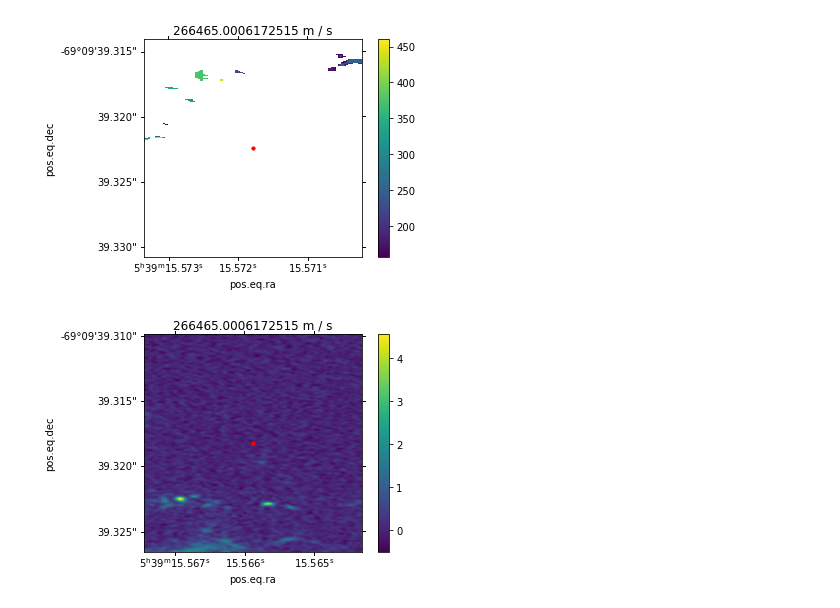
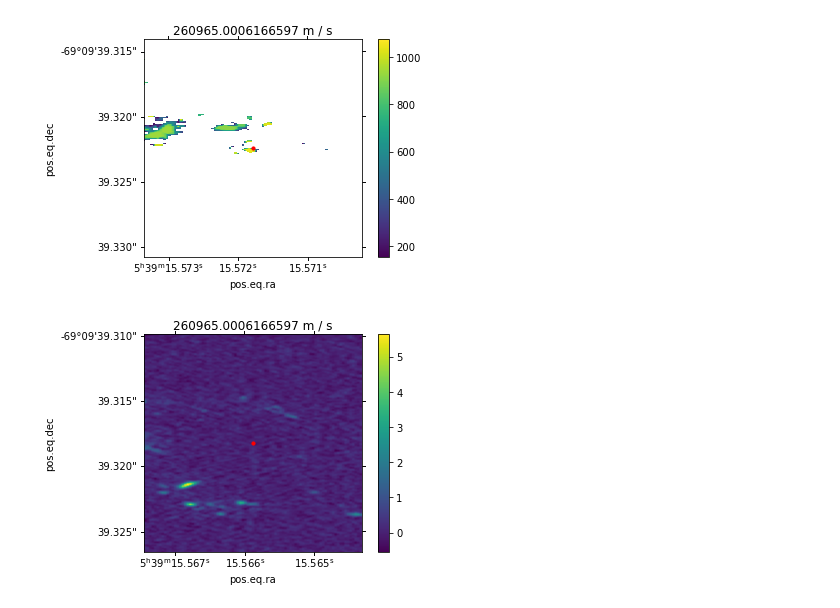
Before and after one commit to tonywong94/dendroplot, a Jupyter notebook: example/postage_stamps.ipynb, the cells around one changed output. Saved outputs shown, nothing was run; the diff lists cells and outputs as text; code cells hidden in the pictures.

```diff
--- a/example/postage_stamps.ipynb
+++ b/example/postage_stamps.ipynb
@@ -10,15 +10,14 @@ DECs = [-69.079003,-69.071474,-69.077081,-69.070499,-69.04761,-69.025504,-69.081
 RA_width = 1.0*u.arcmin
 DEC_width = 1*u.arcmin
 # %%
-#dir_='/Users/alexgreen/Box/ALMALMC/Dendrograms/YSO_scripts/'
-dir_ = '/Users/tonywong/Box/ALMALMC/30 Doradus Cycle 7/analysis/dendro/feather_250/'
-yps(dir_+'30Dor_12_cycle7.asgn.fits.gz',RAs[0], DECs[0],\
-                  RA_width=1.0*u.arcmin, DEC_width=1.0*u.arcmin, slice_=65)
+dir_='/Users/alexgreen/Box/ALMALMC/Dendrograms/YSO_scripts/'
+yso_postage_stamp(dir_+'30Dor_12_cycle7.asgn.fits.gz',RAs[0], DECs[0],\
+                  RA_width=1.0*u.arcmin, DEC_width=1.0*u.arcmin, slice_=87)
 # %% [output]
-[figure, old version]
+[figure, new version]
 # %%
-loc = '/Users/tonywong/Box/ALMALMC/30 Doradus Cycle 7/12+13CO Cubes/products_250/'
-yps(loc+'30Dor_feather_mosaic_12CO_12meter.image.fits.gz',\
-    RAs[3], DECs[3],RA_width=1.0*u.arcmin, DEC_width=1.0*u.arcmin,slice_=65)
+loc = '/Users/alexgreen/Box/ALMALMC/30 Doradus Cycle 7/12+13CO Cubes/products_250/'
+yso_postage_stamp(loc+'30Dor_feather_mosaic_12CO_12meter.image.fits.gz',\
+    RAs[3], DECs[3],RA_width=1.0*u.arcmin, DEC_width=1.0*u.arcmin,slice_=87)
 # %% [output]
-[figure, old version]
+[figure, new version]
```
Also changed, not shown: parts of 2 cells of this notebook.
